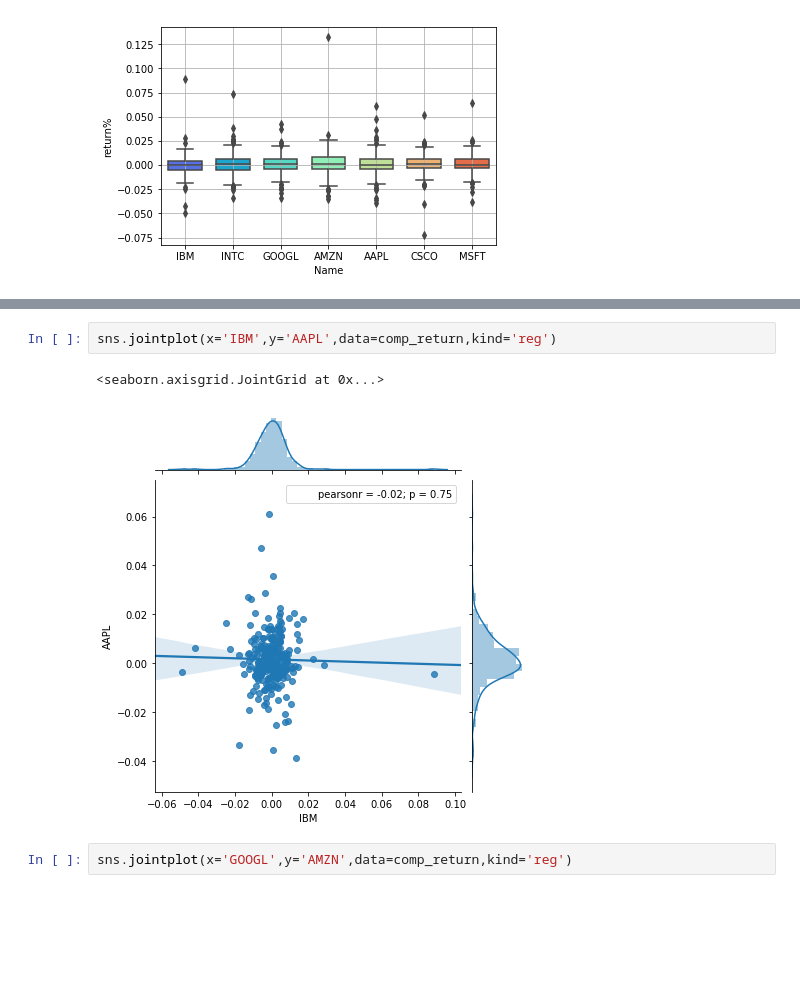
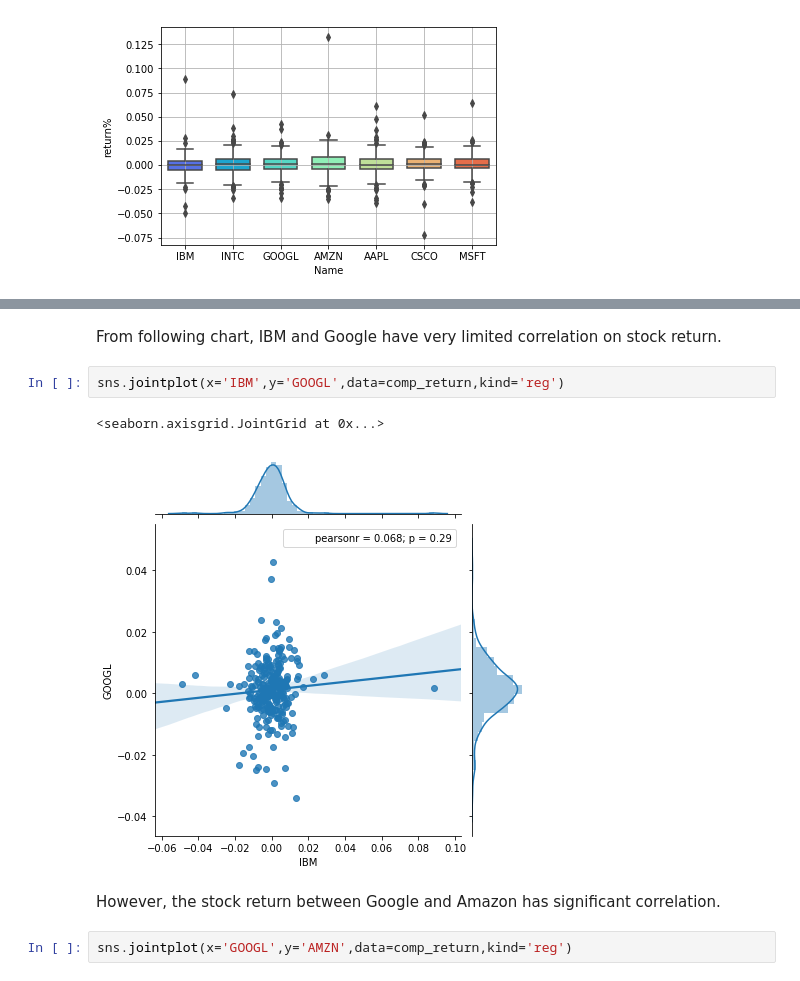
Before and after one commit to TracyDai23/Python-for-Data-Science, a Jupyter notebook: Qiongin_Dai_Assignment2.ipynb, the cells around one changed output, grey strips where cells are left out. Drawn from its saved outputs; the diff is of its cells as text; blank space fills up the shorter version.

```diff
--- a/Qiongin_Dai_Assignment2.ipynb
+++ b/Qiongin_Dai_Assignment2.ipynb
@@ -242,8 +225,12 @@ ax.grid(True)
+# %% [markdown]
+From following chart, IBM and Google have very limited correlation on stock return.
 # %%
-sns.jointplot(x='IBM',y='AAPL',data=comp_return,kind='reg')
+sns.jointplot(x='IBM',y='GOOGL',data=comp_return,kind='reg')
 # %% [output]
 <seaborn.axisgrid.JointGrid at 0x...>
-[figure, old version]
+[figure, new version]
+# %% [markdown]
+However, the stock return between Google and Amazon has significant correlation.
 # %%
 sns.jointplot(x='GOOGL',y='AMZN',data=comp_return,kind='reg')
 # %% [output]
```
Also changed, not shown: parts of 13 cells of this notebook.
